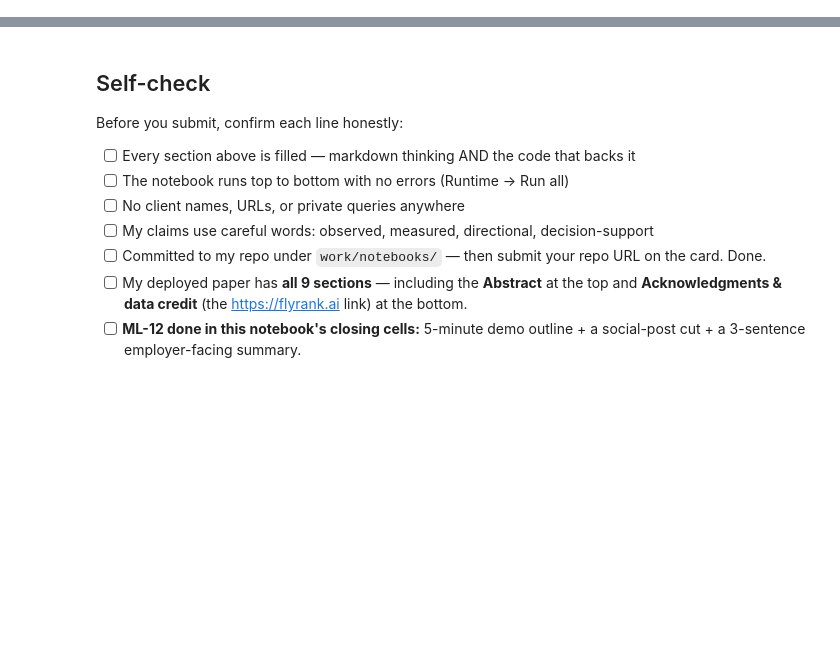
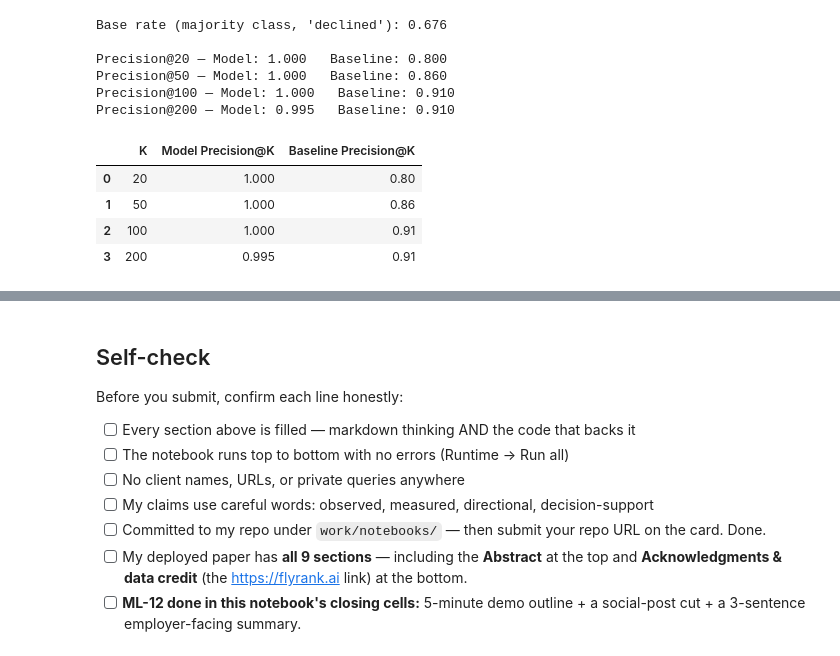
Before and after one commit to Allah-Bakhsh/flyrank-ml-internship-week1, a Jupyter notebook: work/notebooks/capstone.ipynb, the cells around one changed output, grey strips where cells are left out. Saved outputs shown, nothing was run; the diff lists cells and outputs as text; code cells hidden in the pictures; blank space fills up the shorter version.

```diff
--- a/work/notebooks/capstone.ipynb
+++ b/work/notebooks/capstone.ipynb
@@ -36,0 +120,44 @@ This skeleton is yours to fill. Work the sections **in order** — each one has
+# %%
+# Baseline rule: expected CTR by position bucket, computed from TRAIN only
+def position_bucket(pos):
+    if pos <= 3: return "1-3"
+    elif pos <= 10: return "4-10"
+    elif pos <= 20: return "11-20"
+    elif pos <= 50: return "21-50"
+    else: return "50+"
+
+train_ref = data_train.copy()
+train_ref["position_bucket"] = train_ref["avg_position"].apply(position_bucket)
+expected_ctr = train_ref.groupby("position_bucket")["ctr"].mean()
+
+data_test["position_bucket"] = data_test["avg_position"].apply(position_bucket)
+data_test["expected_ctr"] = data_test["position_bucket"].map(expected_ctr)
+data_test["baseline_score"] = (data_test["expected_ctr"] - data_test["ctr"]).clip(lower=0) * data_test["avg_impressions"]
+
+def precision_at_k(scores, labels, k):
+    top_k_idx = np.argsort(scores)[::-1][:k]
+    return labels.iloc[top_k_idx].mean()
+
+print(f"Base rate (majority class, 'declined'): {y_test.mean():.3f}\n")
+
+results = []
+for k in (20, 50, 100, 200):
+    p_model = precision_at_k(data_test["model_score"].values, data_test["label_declined"], k)
+    p_base  = precision_at_k(data_test["baseline_score"].values, data_test["label_declined"], k)
+    results.append({"K": k, "Model Precision@K": round(p_model, 3), "Baseline Precision@K": round(p_base, 3)})
+    print(f"Precision@{k} — Model: {p_model:.3f}   Baseline: {p_base:.3f}")
+
+results_df = pd.DataFrame(results)
+results_df
+# %% [output]
+Base rate (majority class, 'declined'): 0.676
+
+Precision@20 — Model: 1.000   Baseline: 0.800
+Precision@50 — Model: 1.000   Baseline: 0.860
+Precision@100 — Model: 1.000   Baseline: 0.910
+Precision@200 — Model: 0.995   Baseline: 0.910
+|  | K | Model Precision@K | Baseline Precision@K |
+| 0 | 20 | 1.000 | 0.80 |
+| 1 | 50 | 1.000 | 0.86 |
+| 2 | 100 | 1.000 | 0.91 |
+| 3 | 200 | 0.995 | 0.91 |
```
Also changed, not shown: parts of 26 cells of this notebook.
